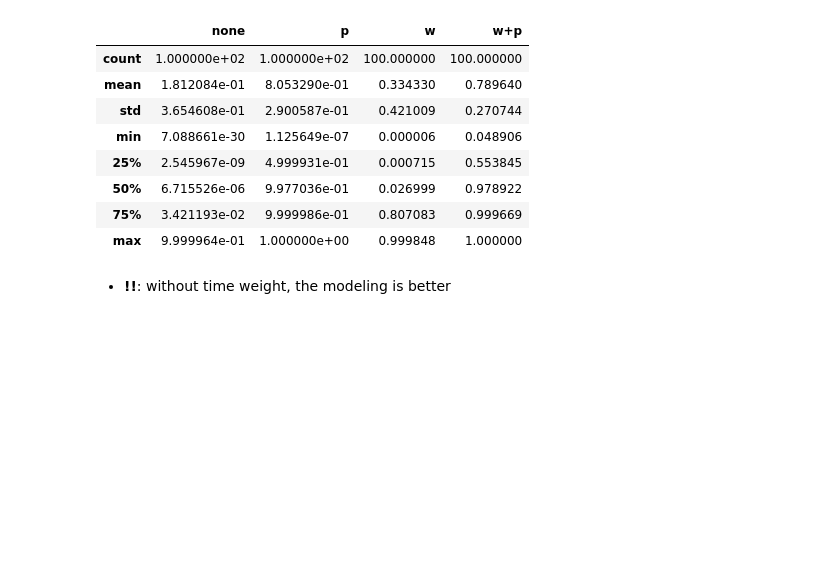
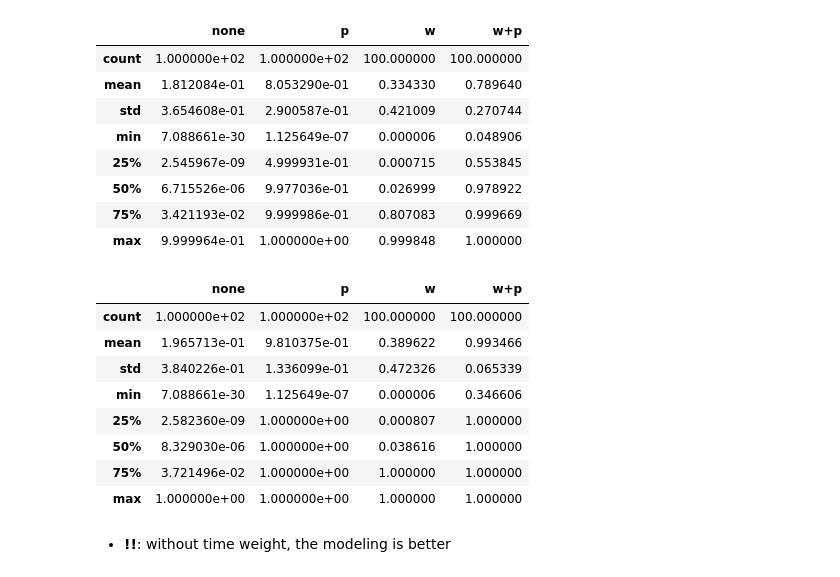
Before and after one commit to xiaohan2012/active-infection-source-finding, a Jupyter notebook: why-source-likelihood-ratio-drops-with-q.ipynb, the cells around one changed output. Drawn from its saved outputs; the diff is of its cells as text; code cells hidden in the pictures; blank space fills up the shorter version.

```diff
--- a/why-source-likelihood-ratio-drops-with-q.ipynb
+++ b/why-source-likelihood-ratio-drops-with-q.ipynb
@@ -100,6 +100,19 @@ df.describe()
 | 50% | 6.715526e-06 | 9.977036e-01 | 0.026999 | 0.978922 |
 | 75% | 3.421193e-02 | 9.999986e-01 | 0.807083 | 0.999669 |
 | max | 9.999964e-01 | 1.000000e+00 | 0.999848 | 1.000000 |
+# %%
+df = pd.DataFrame.from_dict(max_ratio)
+df.describe()
+# %% [output]
+|  | none | p | w | w+p |
+| count | 1.000000e+02 | 1.000000e+02 | 100.000000 | 100.000000 |
+| mean | 1.965713e-01 | 9.810375e-01 | 0.389622 | 0.993466 |
+| std | 3.840226e-01 | 1.336099e-01 | 0.472326 | 0.065339 |
+| min | 7.088661e-30 | 1.125649e-07 | 0.000006 | 0.346606 |
+| 25% | 2.582360e-09 | 1.000000e+00 | 0.000807 | 1.000000 |
+| 50% | 8.329030e-06 | 1.000000e+00 | 0.038616 | 1.000000 |
+| 75% | 3.721496e-02 | 1.000000e+00 | 1.000000 | 1.000000 |
+| max | 1.000000e+00 | 1.000000e+00 | 1.000000 | 1.000000 |
 # %% [markdown]
 - **!!**: without time weight, the modeling is better
 # %% [markdown]
```
Also changed, not shown: 6 other files.
